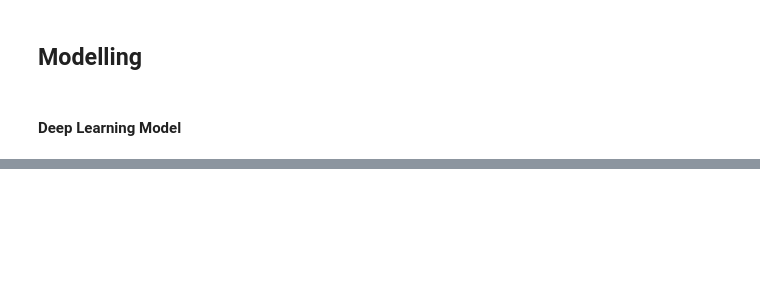
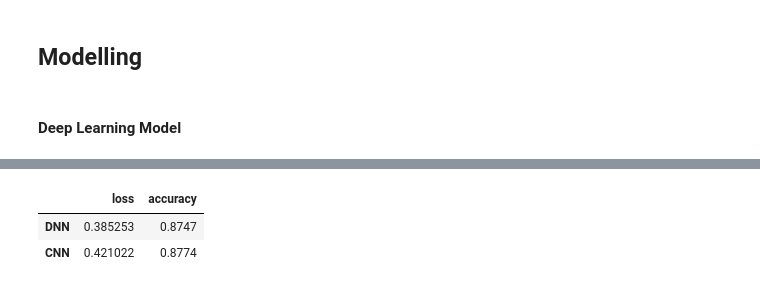
Before and after one commit to pavankumarbalijepalli/cv-image-classification-lbd, a Jupyter notebook: mnist-fashion.ipynb, the cells around one changed output, grey strips where cells are left out. Saved outputs shown, nothing was run; the diff lists cells and outputs as text; code cells hidden in the pictures; blank space fills up the shorter version.

```diff
--- a/mnist-fashion.ipynb
+++ b/mnist-fashion.ipynb
@@ -105,0 +342,2 @@ ModuleNotFoundError: No module named 'tensorflow'
+# %%
+scores['CNN'] = cnn_model.evaluate(x_test, y_test)
@@ -105,0 +346,8 @@ ModuleNotFoundError: No module named 'tensorflow'
+# %%
+# scores = pd.DataFrame(scores[['DNN', 'CNN']]).T
+scores.columns = ['loss', 'accuracy']
+scores
+# %% [output]
+|  | loss | accuracy |
+| DNN | 0.385253 | 0.8747 |
+| CNN | 0.421022 | 0.8774 |
```
Also changed, not shown: parts of 22 cells of this notebook.
